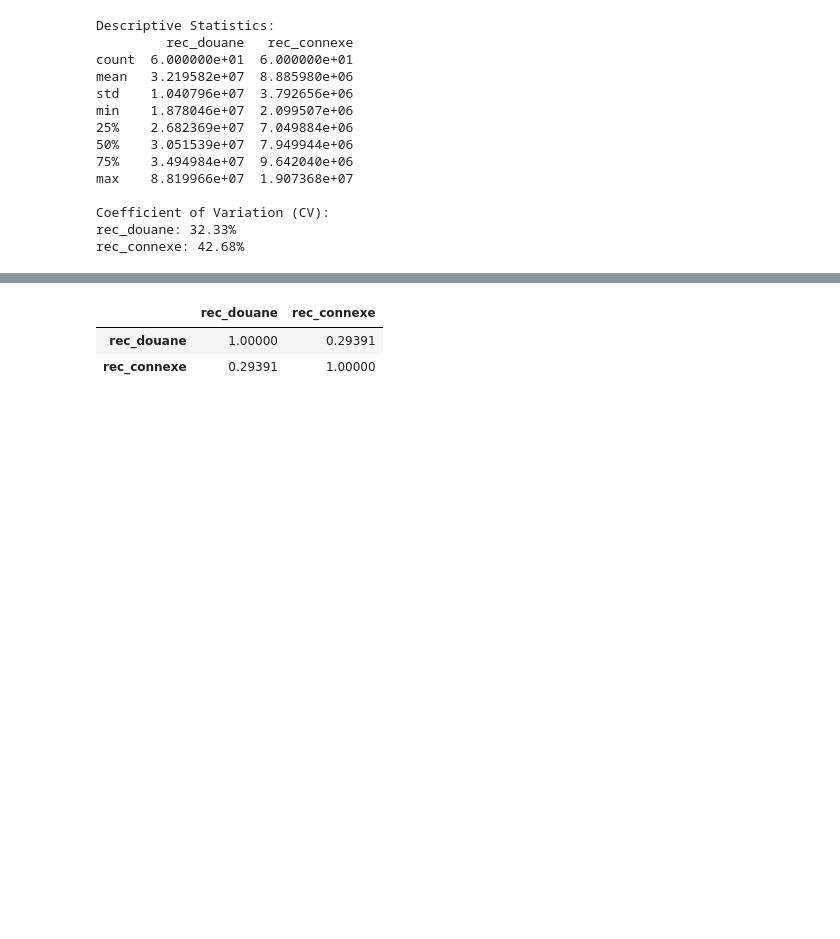
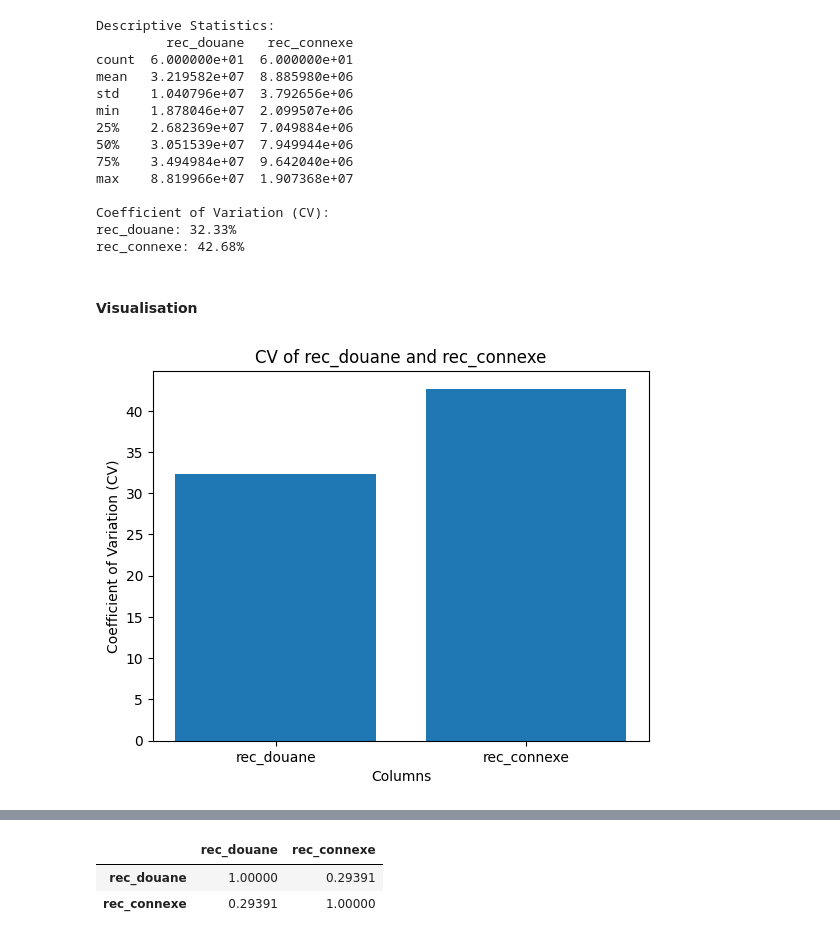
Before and after one commit to Pinto-Katende-Jonathan/SimpleDescriptiveStat, a Jupyter notebook: analyse.ipynb, the cells around one changed output, grey strips where cells are left out. Drawn from its saved outputs; the diff is of its cells as text; code cells hidden in the pictures; blank space fills up the shorter version.

```diff
--- a/analyse.ipynb
+++ b/analyse.ipynb
@@ -558,3 +558,18 @@ max    8.819966e+07  1.907368e+07
 Coefficient of Variation (CV):
 rec_douane: 32.33%
 rec_connexe: 42.68%
+# %% [markdown]
+#### Visualisation
+# %%
+# Create a bar plot of the CV values
+columns = ["rec_douane", "rec_connexe"]
+cv_values = [cv_rec_douane, cv_rec_connexe]
+
+plt.bar(columns, cv_values)
+plt.xlabel("Columns")
+plt.ylabel("Coefficient of Variation (CV)")
+plt.title("CV of rec_douane and rec_connexe")
+
+plt.show()
+# %% [output]
+[figure, added]
```
Also changed, not shown: parts of 1 cell of this notebook.
